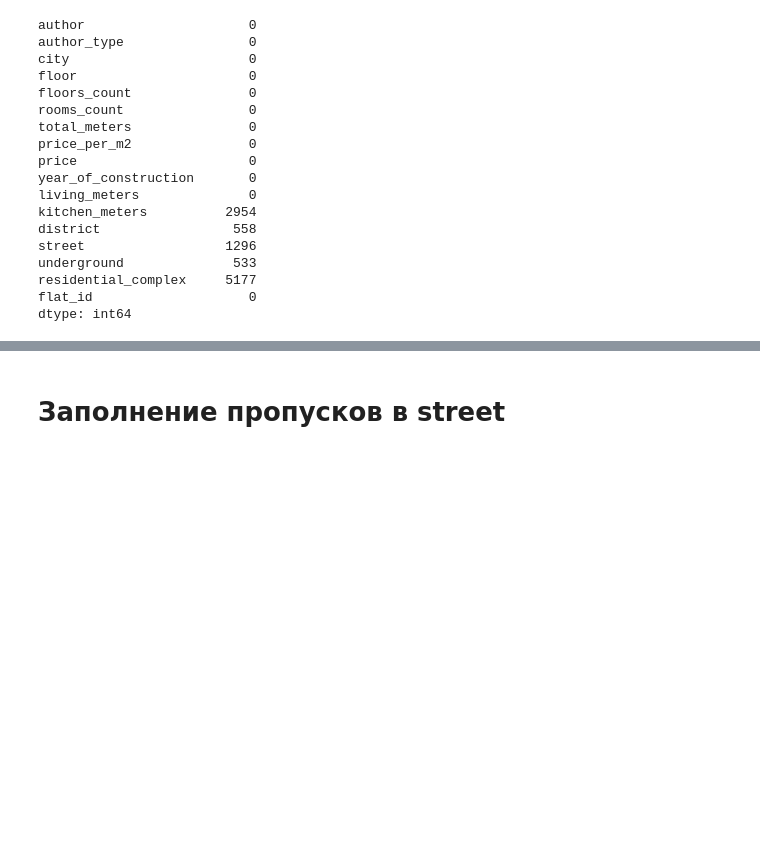
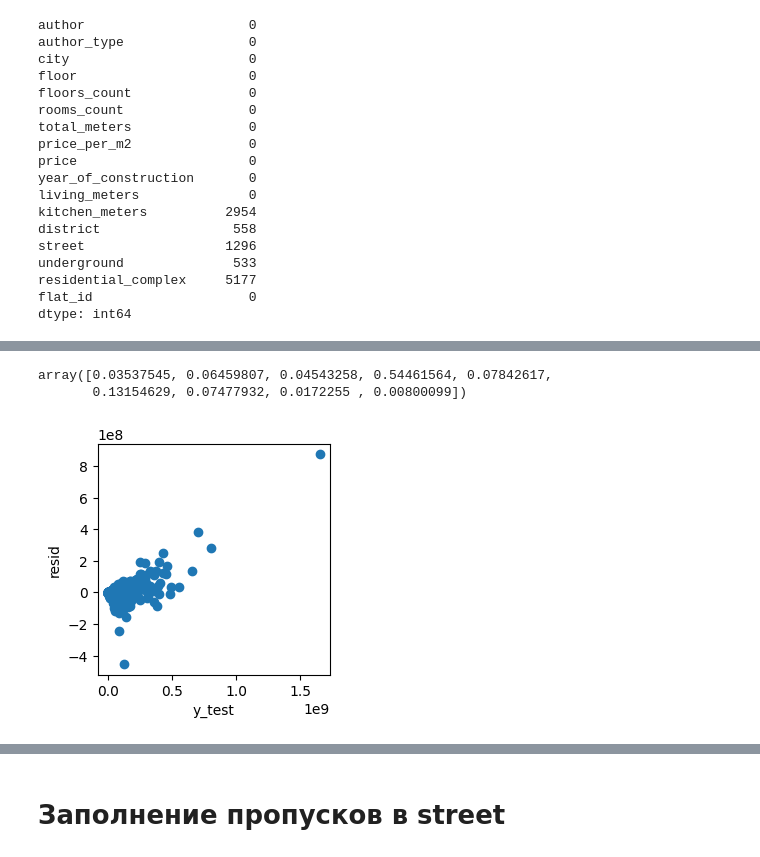
Before and after one commit to lifeIsAnRPG/ResearchPropertyMarket, a Jupyter notebook: work.ipynb, the cells around one changed output, grey strips where cells are left out. Saved outputs shown, nothing was run; the diff lists cells and outputs as text; code cells hidden in the pictures; blank space fills up the shorter version.

```diff
--- a/work.ipynb
+++ b/work.ipynb
@@ -848,0 +842,38 @@ array([0.02989606, 0.12445164, 0.00851514, 0.03306768, 0.01700163,
+# %%
+y = data['price'].copy()
+X = data.loc[:,['author', 'city','floors_count',
+                'total_meters', 'year_of_construction','living_meters',
+                'district', 'street', 'underground']].copy()
+dict_classes = {}
+for item in X.select_dtypes(['object']):
+    label_encoder = LabelEncoder()
+    label_encoder = copy.copy(label_encoder.fit(X[item]))
+    dict_classes[item] = label_encoder
+    X[item] = label_encoder.transform(X[item])
+
+X_train, X_test, y_train, y_test = train_test_split(X, y, test_size=0.2, random_state=42)
+
+# Веса по умолачанию у каждого примера обучающего 1/n
+default_weight = 1/y_train.shape[0]
+sample_weight = np.full_like(y_train, default_weight, dtype = float)
+
+scaler = RobustScaler()
+X_train = scaler.fit_transform(X_train)
+X_test = scaler.transform(X_test)
+# %%
+
+model = GradientBoostingRegressor(learning_rate = 0.09,
+                                  n_estimators = 125,
+                                  verbose = 1,
+                                  max_features = 1.0,
+                                  max_depth = 8,
+                                  random_state=42)
+
+model.fit(X_train,y_train)
+y_pred = model.predict(X_test)
+mae = mean_absolute_error(y_test, y_pred)
+mse = mean_squared_error(y_test, y_pred)
+rmse = np.sqrt(mse)
+r2 = r2_score(y_test, y_pred)
+medae = median_absolute_error(y_test, y_pred)
+print('mae: %.3f \nmse: %.3f \nrmse: %.3f \nr2:%.3f \nmedae:%.3f'%(mae,mse,rmse,r2,medae))
@@ -848,0 +898,13 @@ array([0.02989606, 0.12445164, 0.00851514, 0.03306768, 0.01700163,
+# %%
+model.feature_importances_
+# %% [output]
+array([0.03537545, 0.06459807, 0.04543258, 0.54461564, 0.07842617,
+       0.13154629, 0.07477932, 0.0172255 , 0.00800099])
+# %%
+resid = y_test - y_pred
+plt.figure(figsize= (3,3))
+plt.scatter(y_test,resid)
+plt.xlabel('y_test')
+plt.ylabel('resid');
+# %% [output]
+[figure, added]
```
Also changed, not shown: parts of 109 cells of this notebook, 1 other file.
